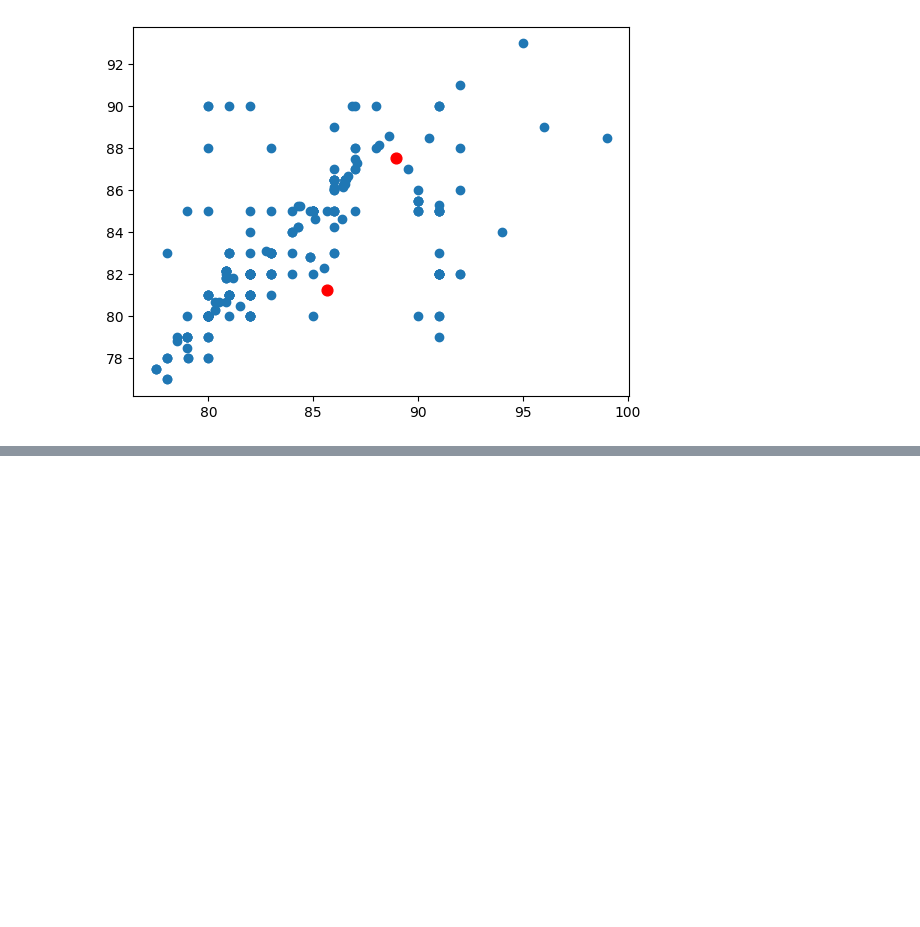
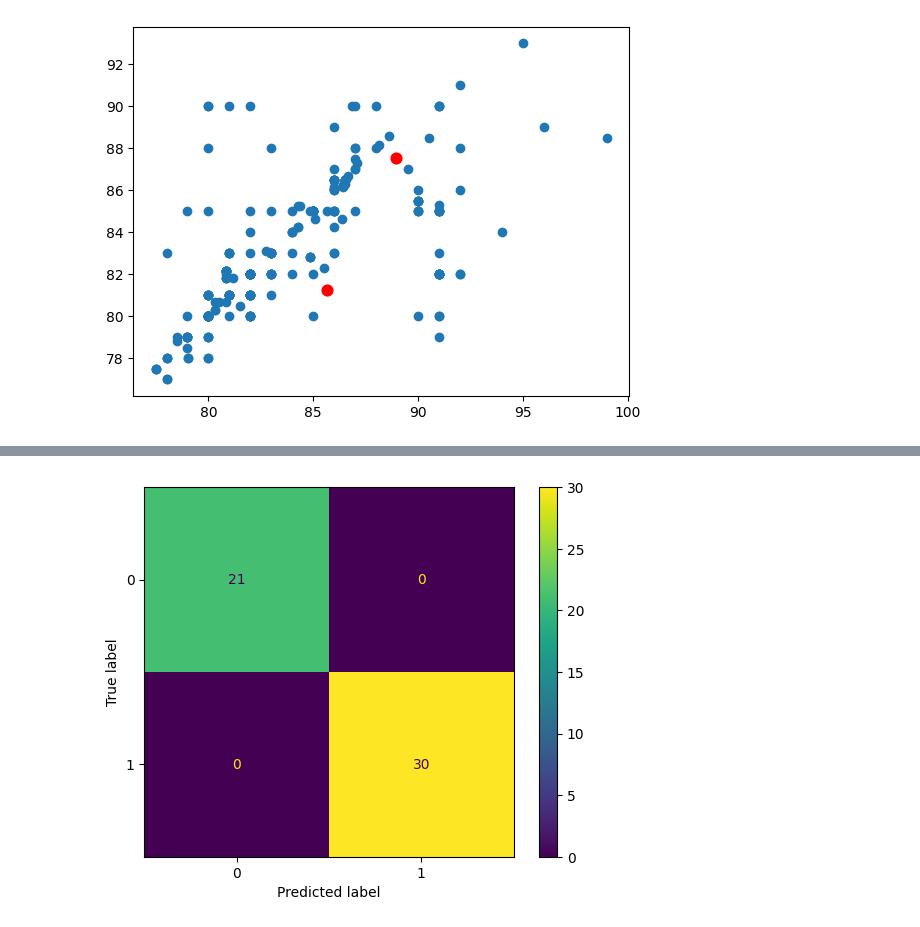
Before and after one commit to junanda/aplikasi-GQ, a Jupyter notebook: notebook/ml-case.ipynb, the cells around one changed output, grey strips where cells are left out. Cells and saved outputs as stored; diff of their text form; code cells hidden in the pictures; blank space fills up the shorter version.

```diff
--- a/notebook/ml-case.ipynb
+++ b/notebook/ml-case.ipynb
@@ -126,0 +175,5 @@ array([87.55862385, 81.24386207])
+# %%
+knn_m = KNeighborsClassifier(n_neighbors=3, metric='euclidean')
+knn_m.fit(X_train, y_train)
+
+y_predict = knn.predict(X_test)
@@ -126,0 +189,8 @@ array([87.55862385, 81.24386207])
+# %%
+from sklearn.metrics import confusion_matrix
+from sklearn.metrics import ConfusionMatrixDisplay
+
+cm = confusion_matrix(y_test, y_predict)
+cm_display = ConfusionMatrixDisplay(cm).plot()
+# %% [output]
+[figure, added]
```
Also changed, not shown: parts of 15 cells of this notebook.
